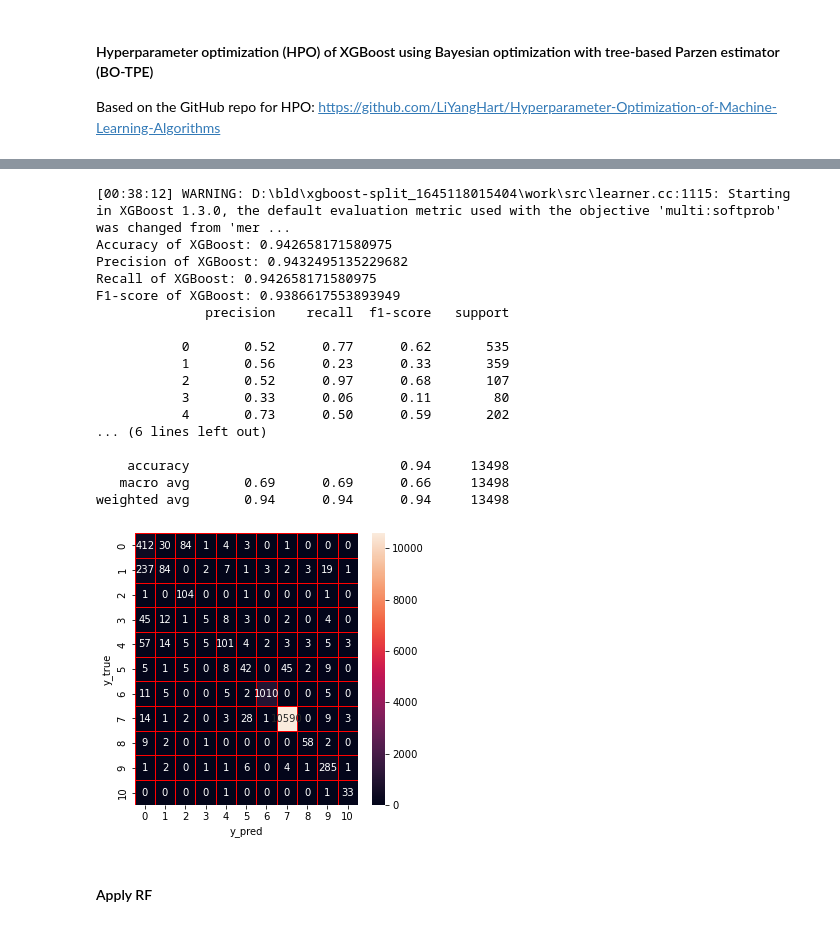
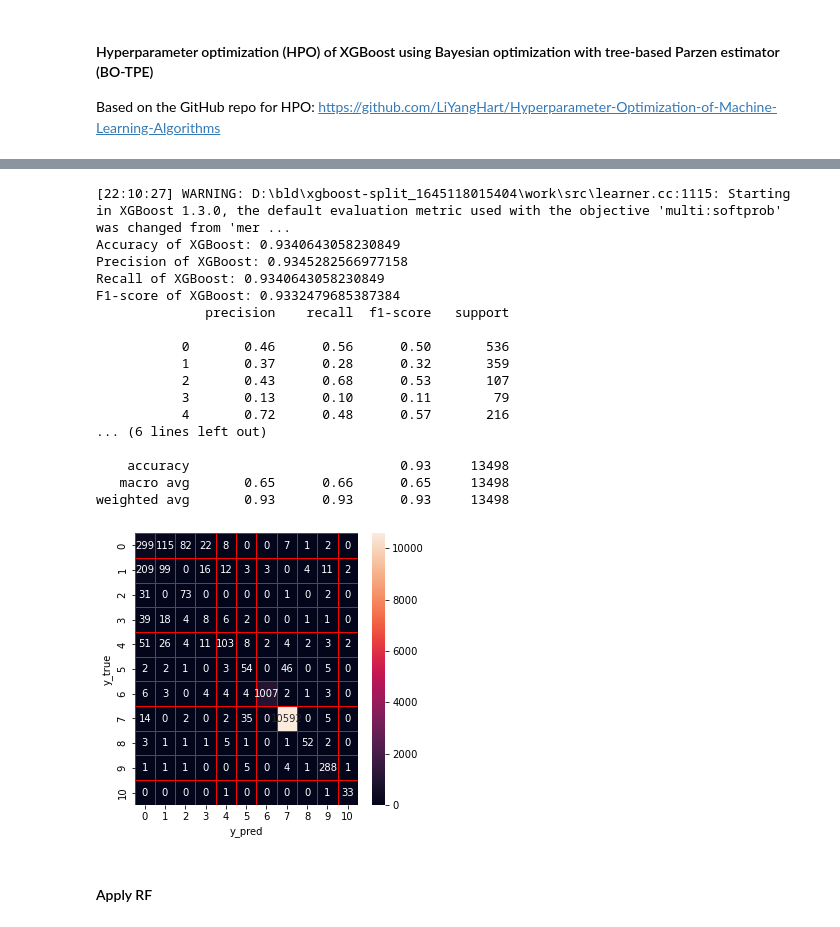
Before and after one commit to LaBaicai02/IDS_project, a Jupyter notebook: MTH-IDS_Adoptation_UNSW-NB15/MTH_IDS_Adoption_UNSW-NB15.ipynb, the cells around one changed output, grey strips where cells are left out. Drawn from its saved outputs; the diff is of its cells as text; code cells hidden in the pictures.

```diff
--- a/MTH-IDS_Adoptation_UNSW-NB15/MTH_IDS_Adoption_UNSW-NB15.ipynb
+++ b/MTH-IDS_Adoptation_UNSW-NB15/MTH_IDS_Adoption_UNSW-NB15.ipynb
@@ -411,40 +411,40 @@ XGBoost: Hyperopt estimated optimum {'learning_rate': 0.3962435761205574, 'max_d
 # %%
-xg = xgb.XGBClassifier(learning_rate= 0.3962435761205574, n_estimators = 15, max_depth = 7)
+xg = xgb.XGBClassifier(learning_rate= 0.5666230041432548, n_estimators = 10, max_depth = 19)
 xg.fit(X_train,y_train)
 xg_score=xg.score(X_test,y_test)
 y_predict=xg.predict(X_test)
 y_true=y_test
 print('Accuracy of XGBoost: '+ str(xg_score))
 precision,recall,fscore,none= precision_recall_fscore_support(y_true, y_predict, average='weighted')
 print('Precision of XGBoost: '+(str(precision)))
 print('Recall of XGBoost: '+(str(recall)))
 print('F1-score of XGBoost: '+(str(fscore)))
 print(classification_report(y_true,y_predict))
 cm=confusion_matrix(y_true,y_predict)
 f,ax=plt.subplots(figsize=(5,5))
 sns.heatmap(cm,annot=True,linewidth=0.5,linecolor="red",fmt=".0f",ax=ax)
 plt.xlabel("y_pred")
 plt.ylabel("y_true")
 plt.show()
 # %% [output]
-[00:38:12] WARNING: D:\bld\xgboost-split_1645118015404\work\src\learner.cc:1115: Starting in XGBoost 1.3.0, the default evaluation metric used with the objective 'multi:softprob' was changed from 'mer ...
-Accuracy of XGBoost: 0.942658171580975
-Precision of XGBoost: 0.9432495135229682
-Recall of XGBoost: 0.942658171580975
-F1-score of XGBoost: 0.9386617553893949
+[22:10:27] WARNING: D:\bld\xgboost-split_1645118015404\work\src\learner.cc:1115: Starting in XGBoost 1.3.0, the default evaluation metric used with the objective 'multi:softprob' was changed from 'mer ...
+Accuracy of XGBoost: 0.9340643058230849
+Precision of XGBoost: 0.9345282566977158
+Recall of XGBoost: 0.9340643058230849
+F1-score of XGBoost: 0.9332479685387384
               precision    recall  f1-score   support
 
-           0       0.52      0.77      0.62       535
-           1       0.56      0.23      0.33       359
-           2       0.52      0.97      0.68       107
-           3       0.33      0.06      0.11        80
-           4       0.73      0.50      0.59       202
+           0       0.46      0.56      0.50       536
+           1       0.37      0.28      0.32       359
+           2       0.43      0.68      0.53       107
+           3       0.13      0.10      0.11        79
+           4       0.72      0.48      0.57       216
 ... (6 lines left out)
 
-    accuracy                           0.94     13498
-   macro avg       0.69      0.69      0.66     13498
-weighted avg       0.94      0.94      0.94     13498
+    accuracy                           0.93     13498
+   macro avg       0.65      0.66      0.65     13498
+weighted avg       0.93      0.93      0.93     13498
-[figure, old version]
+[figure, new version]
 # %%
 xg_train=xg.predict(X_train)
 xg_test=xg.predict(X_test)
```
Also changed, not shown: parts of 15 cells of this notebook, 1 other file.
